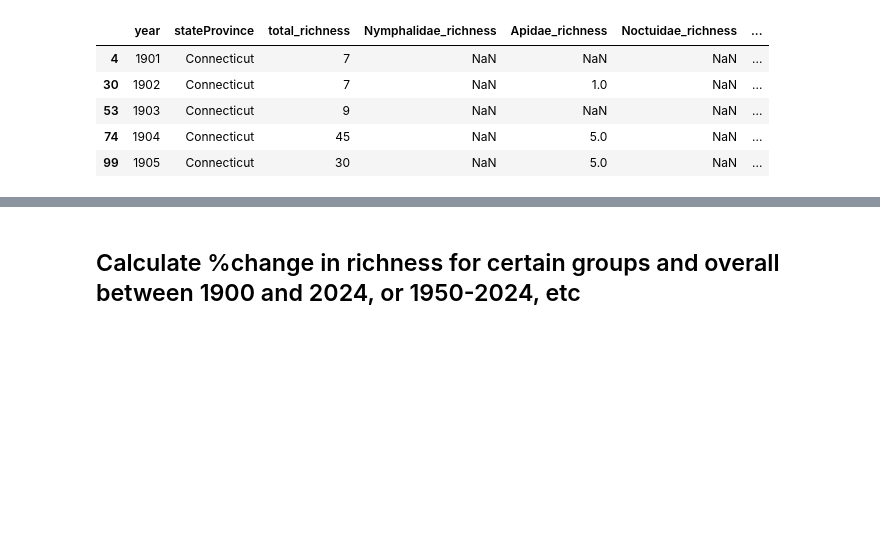
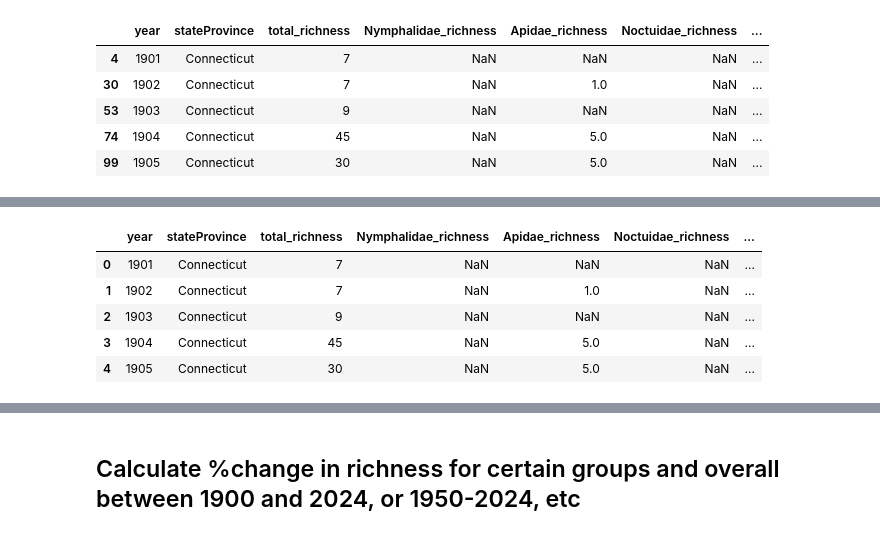
Before and after one commit to envirodatascience/final-project-insect-team, a Jupyter notebook: ENV617_group_project_ypm_ent_data.ipynb, the cells around one changed output, grey strips where cells are left out. Drawn from its saved outputs; the diff is of its cells as text; code cells hidden in the pictures; blank space fills up the shorter version.

```diff
--- a/ENV617_group_project_ypm_ent_data.ipynb
+++ b/ENV617_group_project_ypm_ent_data.ipynb
@@ -766,0 +809,11 @@ ent_ct_sub.to_csv('ypm_ct_ent_taxo_summaries_20250418.csv', index=False)
+# %%
+# read in CT ent data
+df_e = pd.read_csv('ypm_ct_ent_taxo_summaries_20250418.csv')
+df_e.head()
+# %% [output]
+|  | year | stateProvince | total_richness | Nymphalidae_richness | Apidae_richness | Noctuidae_richness | ... |
+| 0 | 1901 | Connecticut | 7 | NaN | NaN | NaN | ... |
+| 1 | 1902 | Connecticut | 7 | NaN | 1.0 | NaN | ... |
+| 2 | 1903 | Connecticut | 9 | NaN | NaN | NaN | ... |
+| 3 | 1904 | Connecticut | 45 | NaN | 5.0 | NaN | ... |
+| 4 | 1905 | Connecticut | 30 | NaN | 5.0 | NaN | ... |
```
Also changed, not shown: parts of 25 cells of this notebook.
